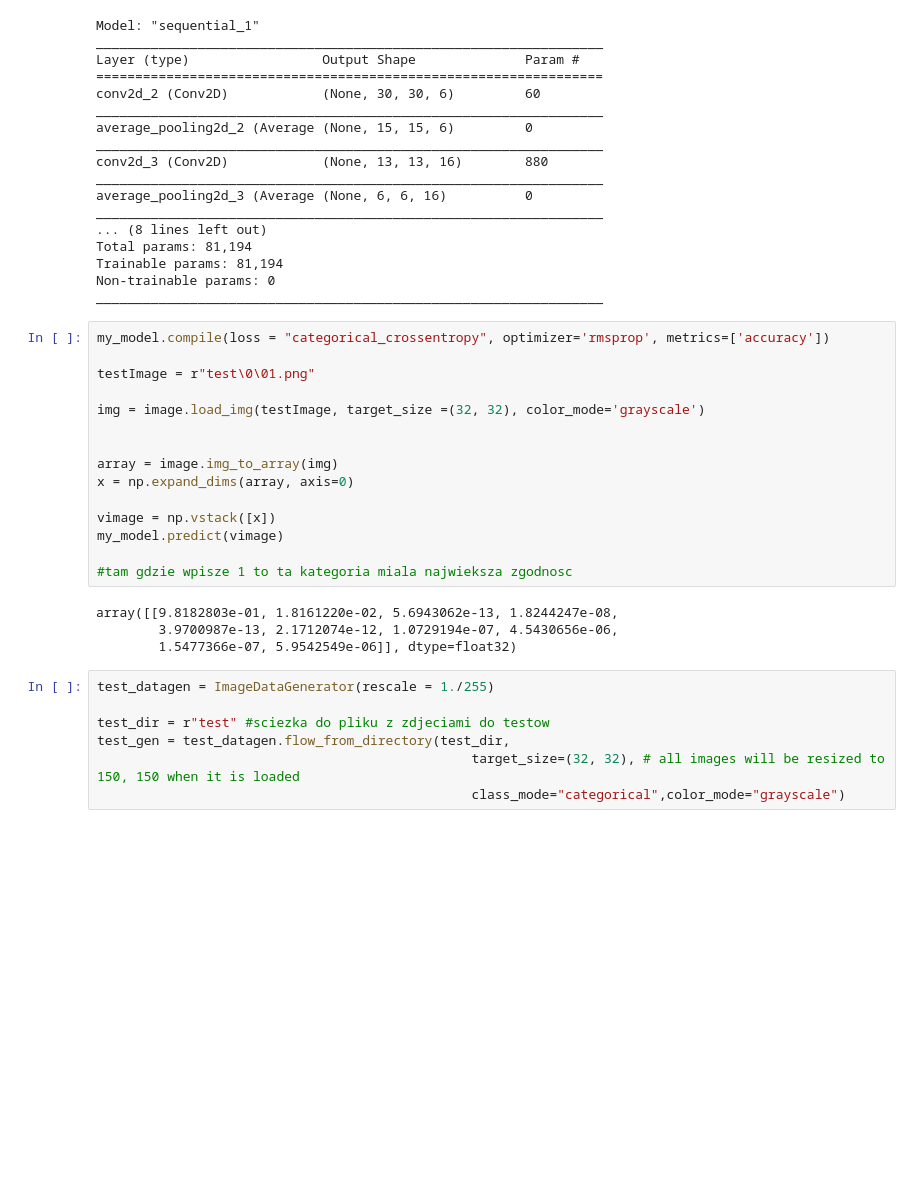
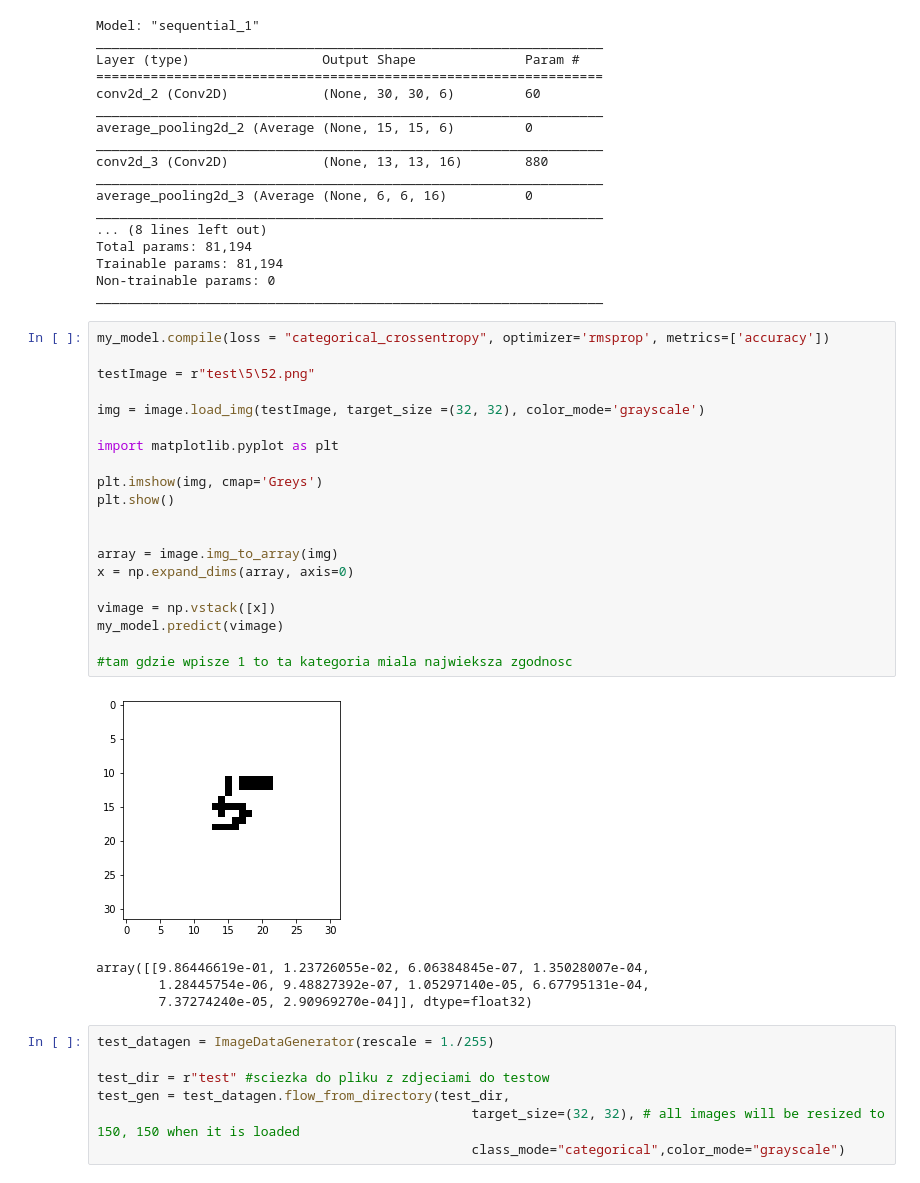
Before and after one commit to hannapodeszwa/DocumentRecognition, a Jupyter notebook: testModel.ipynb, the cells around one changed output. Cells and saved outputs as stored; diff of their text form; blank space fills up the shorter version.

```diff
--- a/testModel.ipynb
+++ b/testModel.ipynb
@@ -42,22 +42,28 @@ _________________________________________________________________
 # %%
 my_model.compile(loss = "categorical_crossentropy", optimizer='rmsprop', metrics=['accuracy'])
 
-testImage = r"test\0\01.png"
+testImage = r"test\5\52.png"
 
 img = image.load_img(testImage, target_size =(32, 32), color_mode='grayscale')
+
+import matplotlib.pyplot as plt
+
+plt.imshow(img, cmap='Greys')
+plt.show()
 
 
 array = image.img_to_array(img)
 x = np.expand_dims(array, axis=0)
 
 vimage = np.vstack([x])
 my_model.predict(vimage)
 
 #tam gdzie wpisze 1 to ta kategoria miala najwieksza zgodnosc
 # %% [output]
+[figure, added]
-array([[9.8182803e-01, 1.8161220e-02, 5.6943062e-13, 1.8244247e-08,
-        3.9700987e-13, 2.1712074e-12, 1.0729194e-07, 4.5430656e-06,
-        1.5477366e-07, 5.9542549e-06]], dtype=float32)
+array([[9.86446619e-01, 1.23726055e-02, 6.06384845e-07, 1.35028007e-04,
+        1.28445754e-06, 9.48827392e-07, 1.05297140e-05, 6.67795131e-04,
+        7.37274240e-05, 2.90969270e-04]], dtype=float32)
 # %%
 test_datagen = ImageDataGenerator(rescale = 1./255)
 
```
Also changed, not shown: 15 other files.
